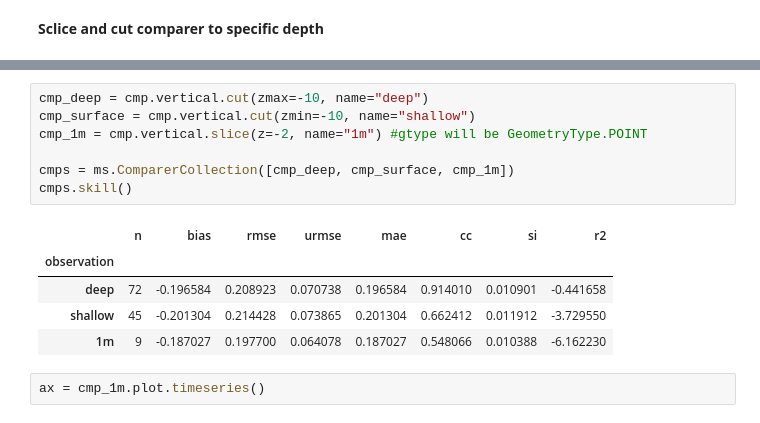
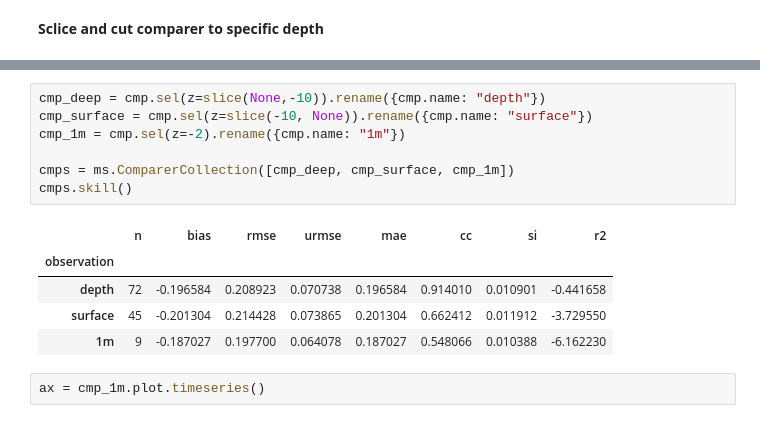
Before and after one commit to DHI/modelskill, a Jupyter notebook: notebooks/vertical_skill.ipynb, the cells around one changed output, grey strips where cells are left out. Drawn from its saved outputs; the diff is of its cells as text.

Commit message:
slice on comparer instead

```diff
--- a/notebooks/vertical_skill.ipynb
+++ b/notebooks/vertical_skill.ipynb
@@ -96,15 +74,15 @@ cmp.vertical.skill(binsize=3)
 # %%
-cmp_deep = cmp.vertical.cut(zmax=-10, name="deep")
-cmp_surface = cmp.vertical.cut(zmin=-10, name="shallow")
-cmp_1m = cmp.vertical.slice(z=-2, name="1m") #gtype will be GeometryType.POINT
+cmp_deep = cmp.sel(z=slice(None,-10)).rename({cmp.name: "depth"})
+cmp_surface = cmp.sel(z=slice(-10, None)).rename({cmp.name: "surface"})
+cmp_1m = cmp.sel(z=-2).rename({cmp.name: "1m"})
 
 cmps = ms.ComparerCollection([cmp_deep, cmp_surface, cmp_1m])
 cmps.skill()
 # %% [output]
 |  | n | bias | rmse | urmse | mae | cc | si | r2 |
 | observation |  |  |  |  |  |  |  |  |
-| deep | 72 | -0.196584 | 0.208923 | 0.070738 | 0.196584 | 0.914010 | 0.010901 | -0.441658 |
-| shallow | 45 | -0.201304 | 0.214428 | 0.073865 | 0.201304 | 0.662412 | 0.011912 | -3.729550 |
+| depth | 72 | -0.196584 | 0.208923 | 0.070738 | 0.196584 | 0.914010 | 0.010901 | -0.441658 |
+| surface | 45 | -0.201304 | 0.214428 | 0.073865 | 0.201304 | 0.662412 | 0.011912 | -3.729550 |
 | 1m | 9 | -0.187027 | 0.197700 | 0.064078 | 0.187027 | 0.548066 | 0.010388 | -6.162230 |
 # %%
 ax = cmp_1m.plot.timeseries()
```
Also changed, not shown: parts of 10 cells of this notebook, 1 other file.
